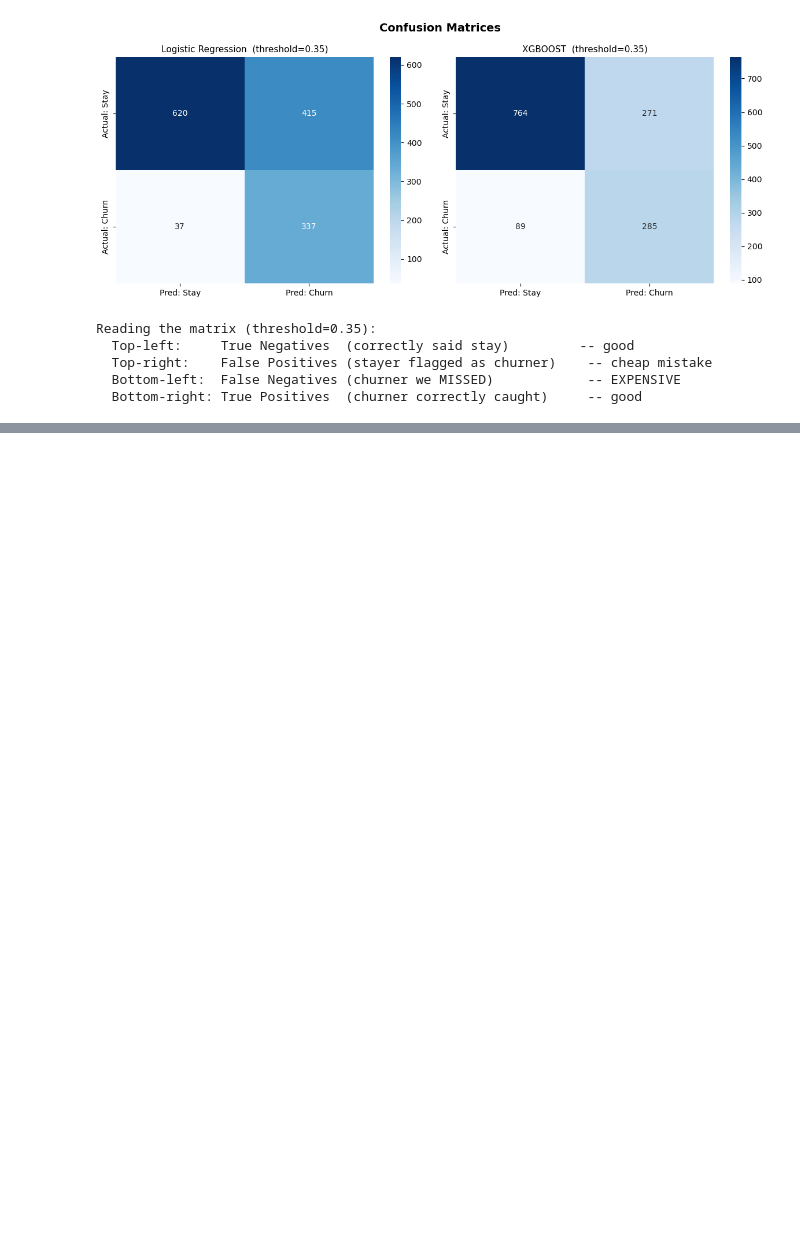
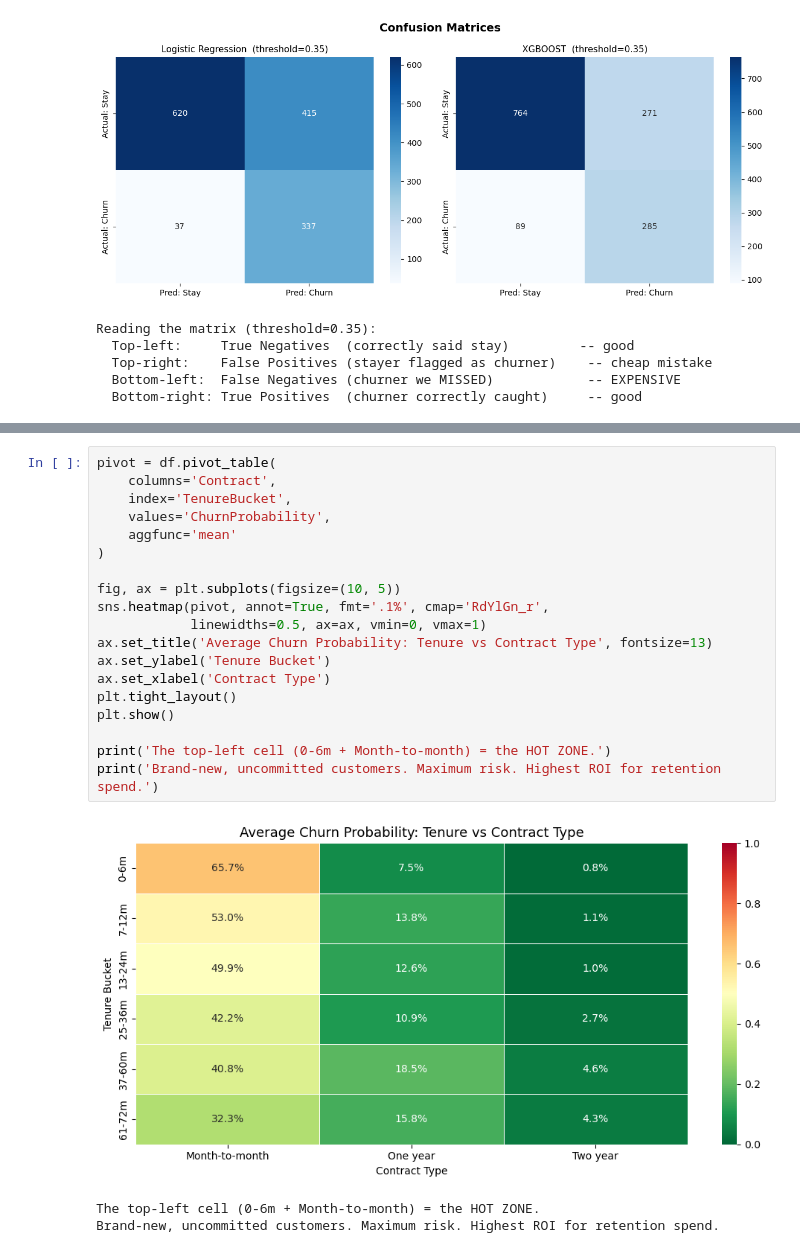
Before and after one commit to SamuelDare-programmer/CustomerChurn, a Jupyter notebook: my_eda.ipynb, the cells around one changed output, grey strips where cells are left out. Saved outputs shown, nothing was run; the diff lists cells and outputs as text; blank space fills up the shorter version.

```diff
--- a/my_eda.ipynb
+++ b/my_eda.ipynb
@@ -616,0 +739,23 @@ Reading the matrix (threshold=0.35):
+# %%
+pivot = df.pivot_table(
+    columns='Contract',
+    index='TenureBucket',
+    values='ChurnProbability',
+    aggfunc='mean'
+)
+
+fig, ax = plt.subplots(figsize=(10, 5))
+sns.heatmap(pivot, annot=True, fmt='.1%', cmap='RdYlGn_r',
+            linewidths=0.5, ax=ax, vmin=0, vmax=1)
+ax.set_title('Average Churn Probability: Tenure vs Contract Type', fontsize=13)
+ax.set_ylabel('Tenure Bucket')
+ax.set_xlabel('Contract Type')
+plt.tight_layout()
+plt.show()
+
+print('The top-left cell (0-6m + Month-to-month) = the HOT ZONE.')
+print('Brand-new, uncommitted customers. Maximum risk. Highest ROI for retention spend.')
+# %% [output]
+[figure, added]
+The top-left cell (0-6m + Month-to-month) = the HOT ZONE.
+Brand-new, uncommitted customers. Maximum risk. Highest ROI for retention spend.
```
Also changed, not shown: parts of 6 cells of this notebook, 1 other file.
